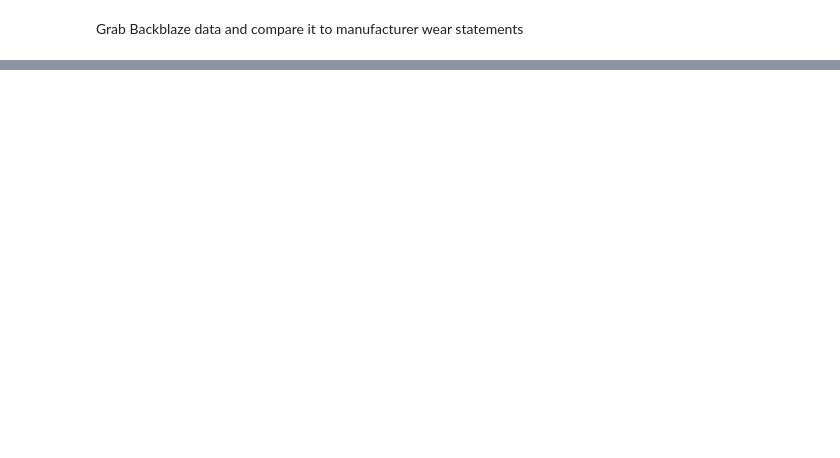
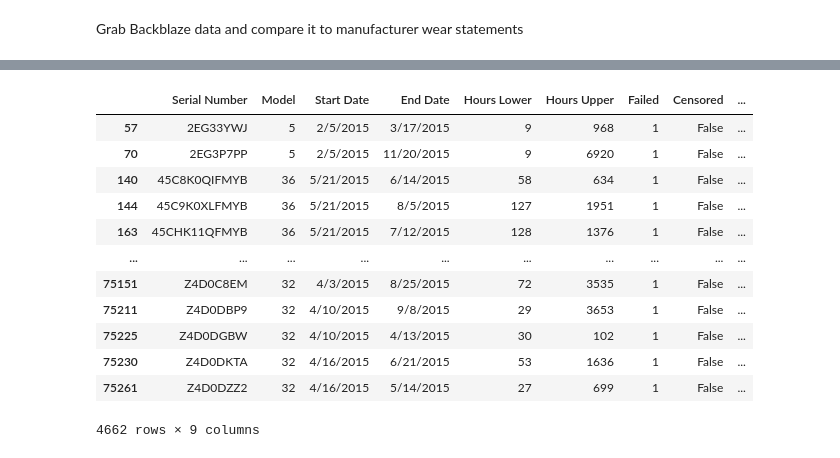
Before and after one commit to football3o/cs105_final, a Jupyter notebook: Final_Project.ipynb, the cells around one changed output, grey strips where cells are left out. Drawn from its saved outputs; the diff is of its cells as text; code cells hidden in the pictures; blank space fills up the shorter version.

```diff
--- a/Final_Project.ipynb
+++ b/Final_Project.ipynb
@@ -74,2 +121,6 @@ test
 # %% [markdown]
 Grab Backblaze data and compare it to manufacturer wear statements
+# %%
+bblaze_data_1 = pd.read_csv("2 Field Failure-Time Data/Backblaze1Q2016.csv")
+bblaze_data_1_failed = bblaze_data_1[bblaze_data_1["Censored"] != True]
+bblaze_data_1
@@ -75,0 +141,16 @@ Grab Backblaze data and compare it to manufacturer wear statements
+# %%
+bblaze_data_1_failed
+# %% [output]
+|  | Serial Number | Model | Start Date | End Date | Hours Lower | Hours Upper | Failed | Censored | ... |
+| 57 | 2EG33YWJ | 5 | 2/5/2015 | 3/17/2015 | 9 | 968 | 1 | False | ... |
+| 70 | 2EG3P7PP | 5 | 2/5/2015 | 11/20/2015 | 9 | 6920 | 1 | False | ... |
+| 140 | 45C8K0QIFMYB | 36 | 5/21/2015 | 6/14/2015 | 58 | 634 | 1 | False | ... |
+| 144 | 45C9K0XLFMYB | 36 | 5/21/2015 | 8/5/2015 | 127 | 1951 | 1 | False | ... |
+| 163 | 45CHK11QFMYB | 36 | 5/21/2015 | 7/12/2015 | 128 | 1376 | 1 | False | ... |
+| ... | ... | ... | ... | ... | ... | ... | ... | ... | ... |
+| 75151 | Z4D0C8EM | 32 | 4/3/2015 | 8/25/2015 | 72 | 3535 | 1 | False | ... |
+| 75211 | Z4D0DBP9 | 32 | 4/10/2015 | 9/8/2015 | 29 | 3653 | 1 | False | ... |
+| 75225 | Z4D0DGBW | 32 | 4/10/2015 | 4/13/2015 | 30 | 102 | 1 | False | ... |
+| 75230 | Z4D0DKTA | 32 | 4/16/2015 | 6/21/2015 | 53 | 1636 | 1 | False | ... |
+| 75261 | Z4D0DZZ2 | 32 | 4/16/2015 | 5/14/2015 | 27 | 699 | 1 | False | ... |
+4662 rows × 9 columns
```
Also changed, not shown: parts of 7 cells of this notebook.
